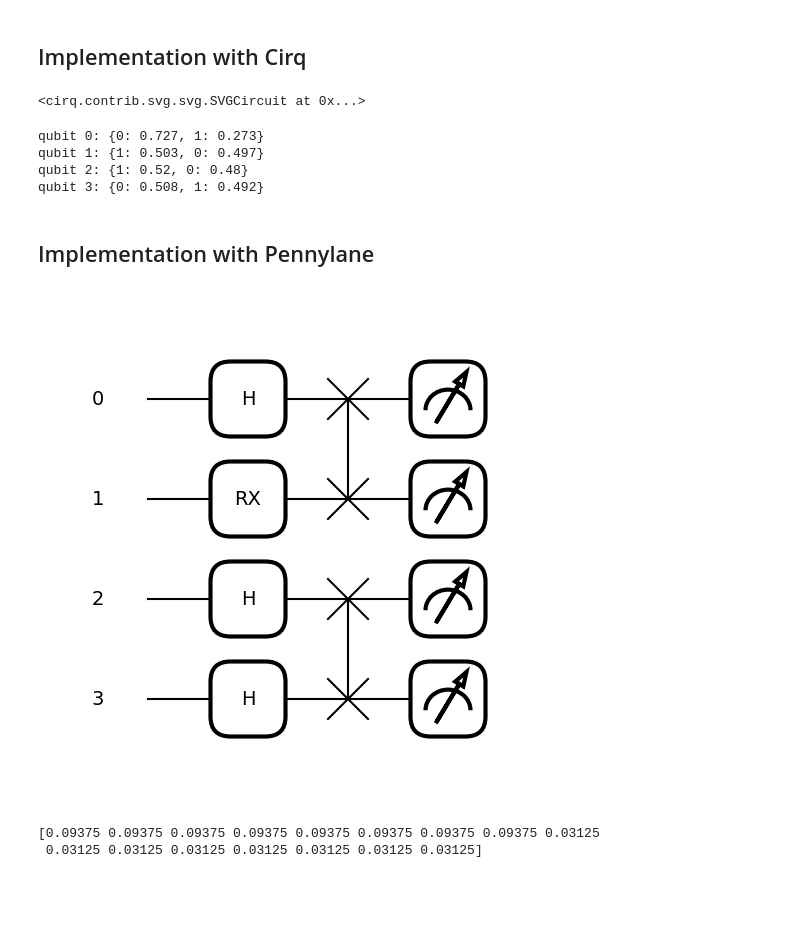
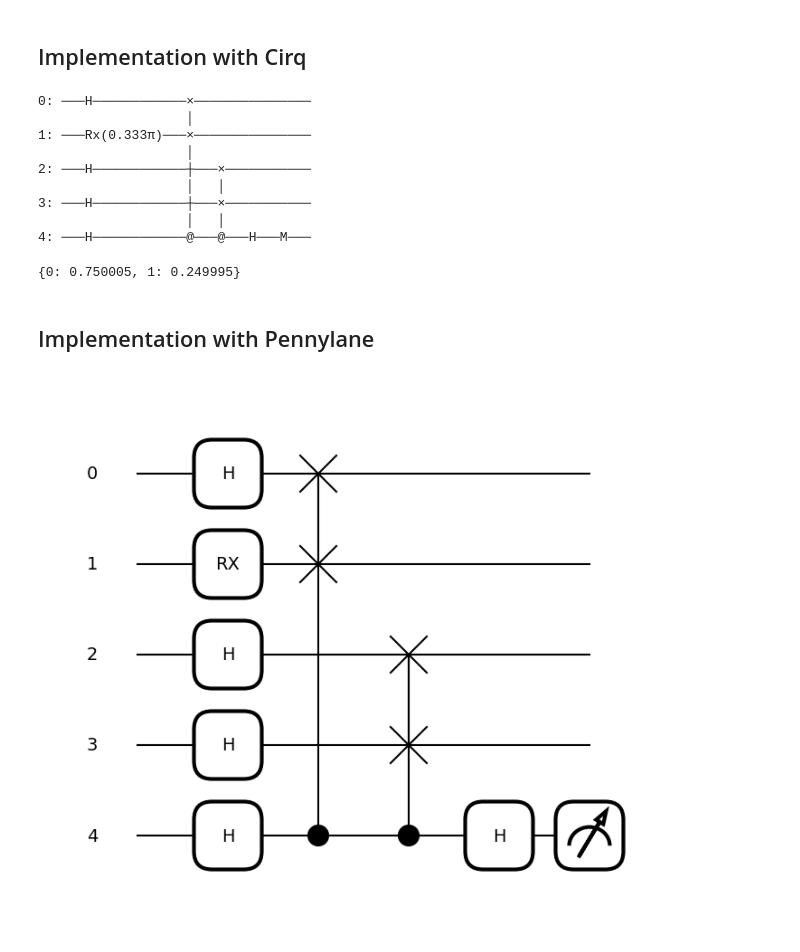
Before and after one commit to LazaroR-u/GSoC_QMLHEP_2024, a Jupyter notebook: tasks/task_1_GSoC.ipynb, the cells around one changed output. Drawn from its saved outputs; the diff is of its cells as text; code cells hidden in the pictures; blank space fills up the shorter version.

```diff
--- a/tasks/task_1_GSoC.ipynb
+++ b/tasks/task_1_GSoC.ipynb
@@ -168,9 +144,7 @@ qml.draw_mpl(circuit1)();
 # %% [markdown]
 ## Implementation with Cirq
 # %%
-#viz_model.view(fontname="monospace")
-
-qubits2 = cirq.LineQubit.range(4)
+qubits2 = cirq.LineQubit.range(5)
 
 circuit2 = cirq.Circuit(
     # Hadamard on first qubit
@@ -183,50 +157,56 @@ circuit2 = cirq.Circuit(
     cirq.H(qubits2[2]),
     cirq.H(qubits2[3]),
 
-    # SWAP (0, 1), (2,3)
-    cirq.SWAP(qubits2[0], qubits2[1]),
-    cirq.SWAP(qubits2[2], qubits2[3]),
 
-    cirq.measure_each(qubits2)
+    # SWAP test (0, 1), (2,3)
+    cirq.H(qubits[4]),
+    cirq.CSWAP(qubits[4], qubits2[0], qubits2[1]),
+    cirq.CSWAP(qubits[4], qubits2[2], qubits2[3]),
+    cirq.H(qubits[4]),
+    cirq.measure(qubits[4])
 )
 # Plot the circuit
-plot_circuit(circuit2)
+print(circuit2)
 # %% [output]
-<cirq.contrib.svg.svg.SVGCircuit at 0x...>
+0: ───H────────────×───────────────
+                   │
+1: ───Rx(0.333π)───×───────────────
+                   │
+2: ───H────────────┼───×───────────
+                   │   │
+3: ───H────────────┼───×───────────
+                   │   │
+4: ───H────────────@───@───H───M───
 # %%
 simulator = cirq.Simulator()
-reps = 1_000
+reps = 1_000_000
 result = simulator.run(circuit2, repetitions=reps).data
-
-for i in range(len(qubits2)):
-  print(f"qubit {i}: {dict(result.iloc[:,i].value_counts()/reps)}")
+dict(result.iloc[:,0].value_counts()/reps)
 # %% [output]
-qubit 0: {0: 0.727, 1: 0.273}
-qubit 1: {1: 0.503, 0: 0.497}
-qubit 2: {1: 0.52, 0: 0.48}
-qubit 3: {0: 0.508, 1: 0.492}
+{0: 0.750005, 1: 0.249995}
 # %% [markdown]
 ## Implementation with Pennylane
 # %%
-dev = qml.device("default.qubit", wires = 4)
+# Define a device
+dev = qml.device('default.qubit', wires = 5)
 
+# construct the qnode
+# The circuit measures the probablities on last qubit
 @qml.qnode(dev)
+def circuit(theta):
+    qml.Hadamard(0)
+    qml.RX(theta, 1)
+    qml.Hadamard(2)
+    qml.Hadamard(3)
 
-def circuit2():
-  qml.Hadamard(0)
-  qml.RX(np.pi/3, wires =1)
-  qml.Hadamard(2)
-  qml.Hadamard(3)
-  qml.SWAP(wires=[0, 1])
-  qml.SWAP(wires=[2, 3])
+    # SWAP Test
+    qml.Hadamard(4)
+    qml.CSWAP((4,0,1))
+    qml.CSWAP((4,2,3))
+    qml.Hadamard(4)
 
-  return qml.probs()
+    return qml.probs(wires = 4)
 
-qml.draw_mpl(circuit2)();
+qml.draw_mpl(circuit)(np.pi/3);
 # %% [output]
-[figure, old version]
+[figure, new version]
-# %%
-print(circuit2())
-# %% [output]
-[0.09375 0.09375 0.09375 0.09375 0.09375 0.09375 0.09375 0.09375 0.03125
- 0.03125 0.03125 0.03125 0.03125 0.03125 0.03125 0.03125]
```
Also changed, not shown: parts of 13 cells of this notebook.
